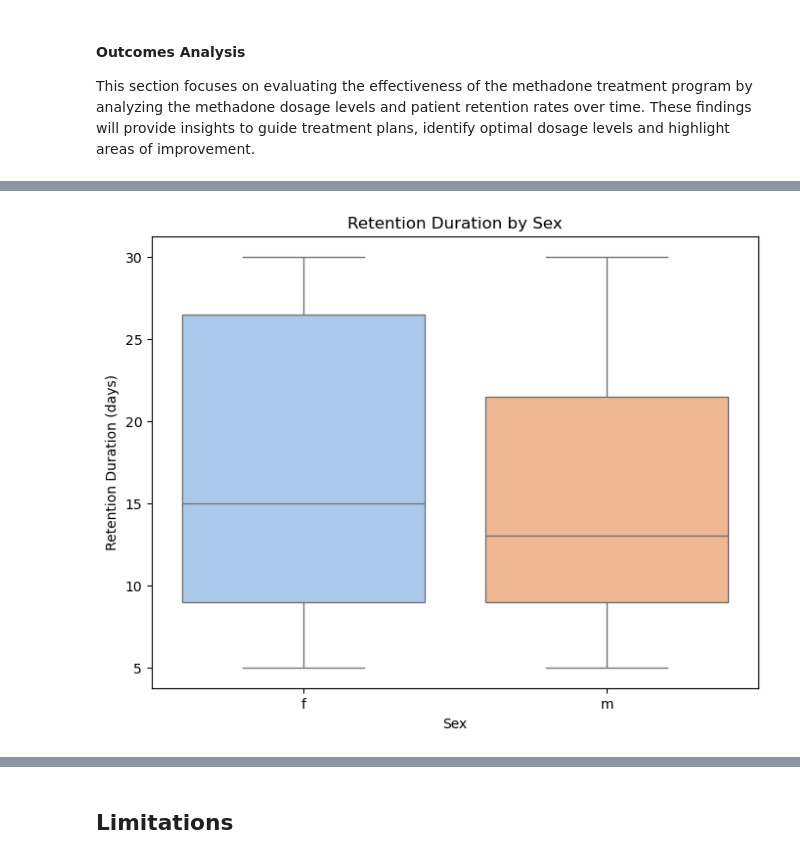
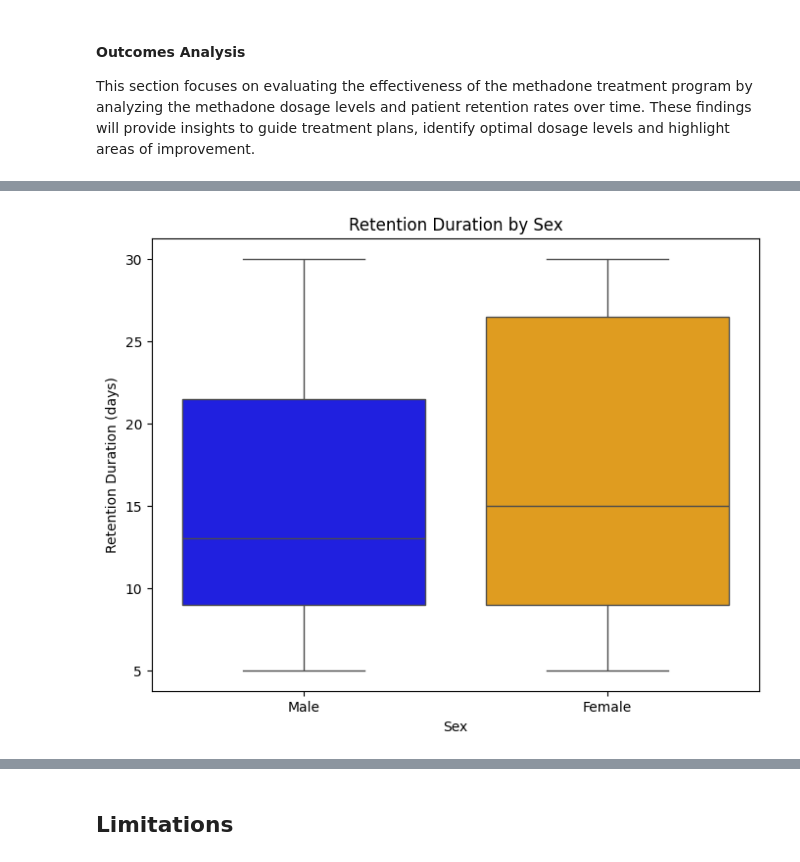
Before and after one commit to eevvaa25/MMTP, a Jupyter notebook: Methadone_Final.ipynb, the cells around one changed output, grey strips where cells are left out. Saved outputs shown, nothing was run; the diff lists cells and outputs as text; code cells hidden in the pictures.

Commit message:
updated graph colors and codes

```diff
--- a/Methadone_Final.ipynb
+++ b/Methadone_Final.ipynb
@@ -453,0 +454,10 @@ Index(['patient_id', 'name', 'sex', 'age', 'race', 'previous_opioid_use',
+# %%
+# Convert m/f to Male/Female
+cleaned_df['sex'] = cleaned_df['sex'].replace({
+    'm': 'Male',
+    'f': 'Female'})
+
+# Confirm # of patients per sex
+sex_counts = cleaned_df.drop_duplicates(subset=['patient_id'])['sex'].value_counts()
+
+sex_counts
@@ -684,16 +721,19 @@ plt.show()
 # %%
 # Box Plot: Retention duration by sex
+sex_order = ["Male", "Female"]
+sex_palette = {"Male": "blue", "Female": "orange"}
+
 plt.figure(figsize=(8, 6))
-sns.boxplot(x='sex', y='total_days_attended', data=cleaned_df, hue='sex', palette='pastel')
+sns.boxplot(x='sex', y='total_days_attended', data=cleaned_df, order=sex_order, hue='sex', palette=sex_palette)
 plt.title('Retention Duration by Sex')
 plt.xlabel('Sex')
 plt.ylabel('Retention Duration (days)')
 plt.show()
 
 # Women, on average, stayed in the program longer than men.
 # No outliers (since we created our own dataset)
 # %% [output]
-[figure, old version]
+[figure, new version]
 # %%
 # Box Plot: Retention Duration by Age Group
 plt.figure(figsize=(8,6))
```
Also changed, not shown: parts of 17 cells of this notebook.
